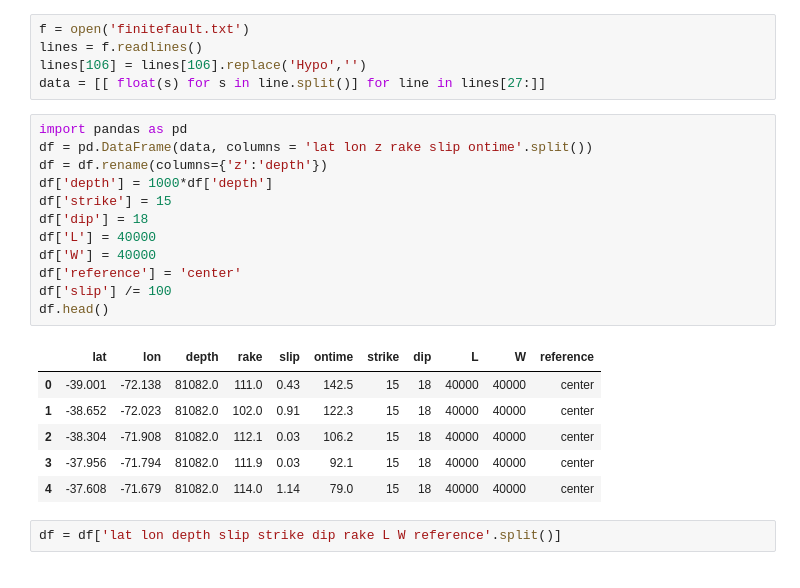
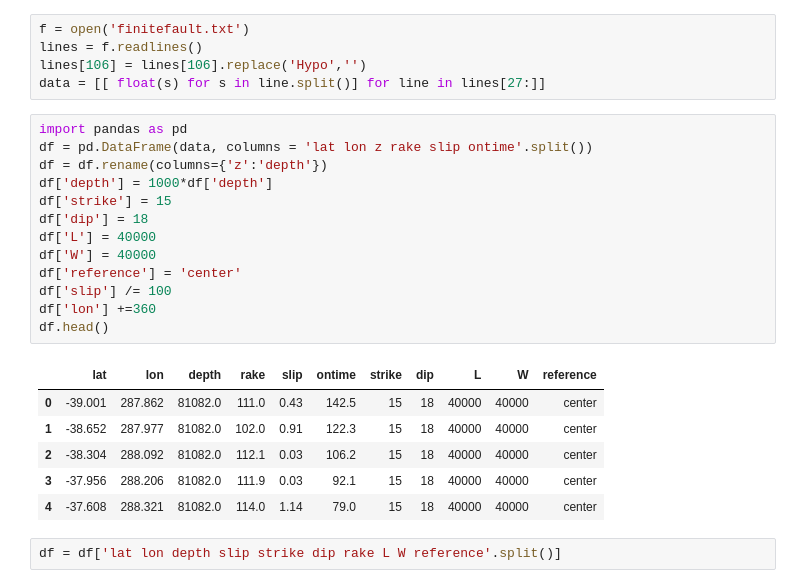
Before and after one commit to jgalazm/Nami, a Jupyter notebook: validation/03_biobio2010/data/finiteFault.ipynb, the cells around one changed output. Cells and saved outputs as stored; diff of their text form.

```diff
--- a/validation/03_biobio2010/data/finiteFault.ipynb
+++ b/validation/03_biobio2010/data/finiteFault.ipynb
@@ -10,22 +10,23 @@ data = [[ float(s) for s in line.split()] for line in lines[27:]]
 # %%
 import pandas as pd
 df = pd.DataFrame(data, columns = 'lat lon z rake slip ontime'.split())
 df = df.rename(columns={'z':'depth'})
 df['depth'] = 1000*df['depth']
 df['strike'] = 15
 df['dip'] = 18
 df['L'] = 40000
 df['W'] = 40000
 df['reference'] = 'center'
 df['slip'] /= 100
+df['lon'] +=360
 df.head()
 # %% [output]
 |  | lat | lon | depth | rake | slip | ontime | strike | dip | L | W | reference |
-| 0 | -39.001 | -72.138 | 81082.0 | 111.0 | 0.43 | 142.5 | 15 | 18 | 40000 | 40000 | center |
-| 1 | -38.652 | -72.023 | 81082.0 | 102.0 | 0.91 | 122.3 | 15 | 18 | 40000 | 40000 | center |
-| 2 | -38.304 | -71.908 | 81082.0 | 112.1 | 0.03 | 106.2 | 15 | 18 | 40000 | 40000 | center |
-| 3 | -37.956 | -71.794 | 81082.0 | 111.9 | 0.03 | 92.1 | 15 | 18 | 40000 | 40000 | center |
-| 4 | -37.608 | -71.679 | 81082.0 | 114.0 | 1.14 | 79.0 | 15 | 18 | 40000 | 40000 | center |
+| 0 | -39.001 | 287.862 | 81082.0 | 111.0 | 0.43 | 142.5 | 15 | 18 | 40000 | 40000 | center |
+| 1 | -38.652 | 287.977 | 81082.0 | 102.0 | 0.91 | 122.3 | 15 | 18 | 40000 | 40000 | center |
+| 2 | -38.304 | 288.092 | 81082.0 | 112.1 | 0.03 | 106.2 | 15 | 18 | 40000 | 40000 | center |
+| 3 | -37.956 | 288.206 | 81082.0 | 111.9 | 0.03 | 92.1 | 15 | 18 | 40000 | 40000 | center |
+| 4 | -37.608 | 288.321 | 81082.0 | 114.0 | 1.14 | 79.0 | 15 | 18 | 40000 | 40000 | center |
 # %%
 df = df['lat lon depth slip strike dip rake L W reference'.split()]
 # %%
```
Also changed, not shown: parts of 1 cell of this notebook, 6 other files.
